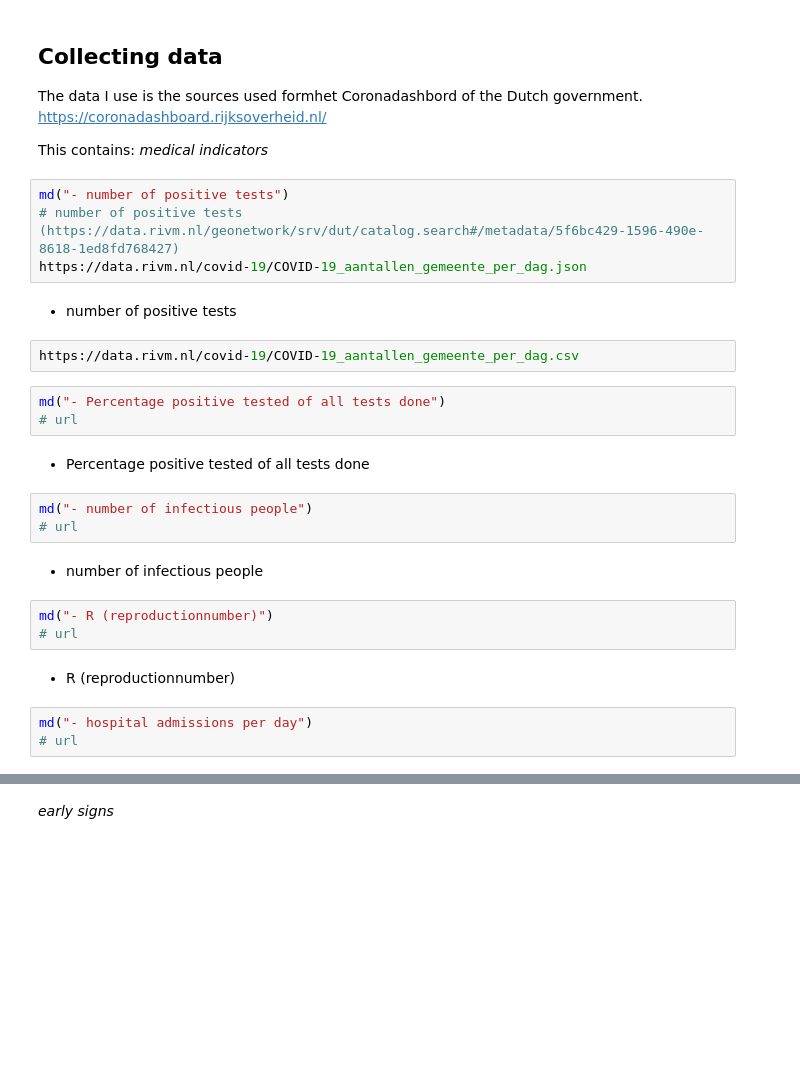
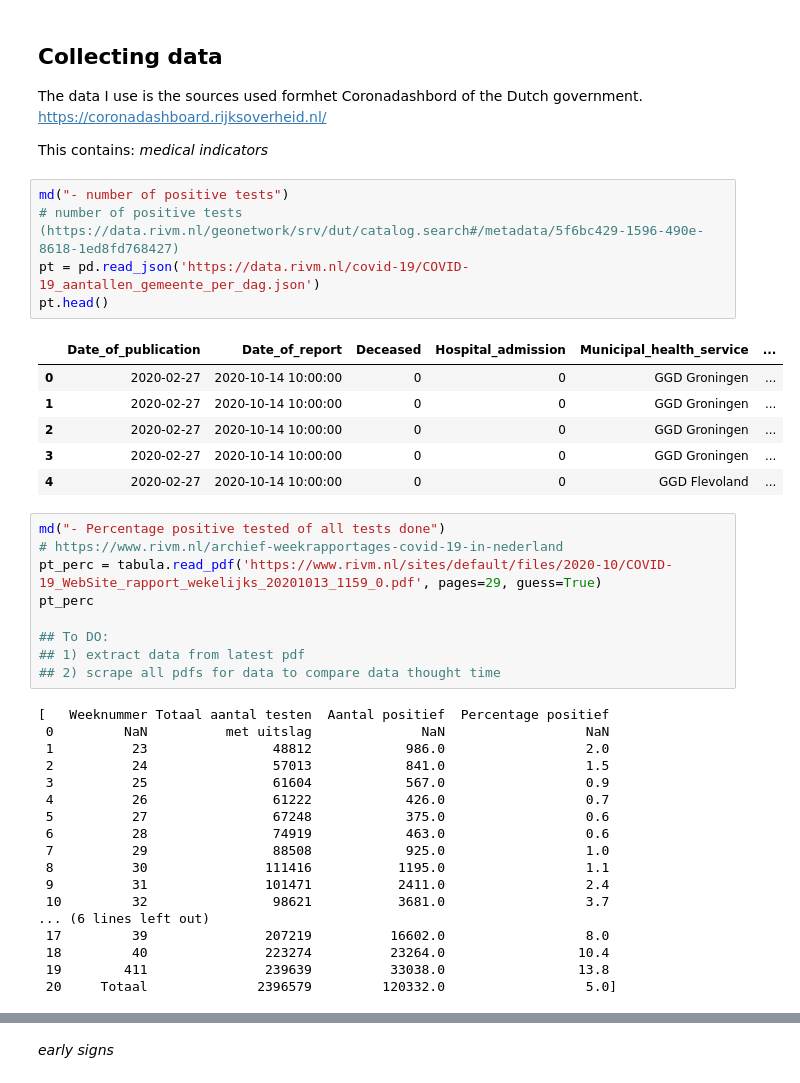
Before and after one commit to cjvanzwol/notebooks, a Jupyter notebook: Covid.ipynb, the cells around one changed output, grey strips where cells are left out. Drawn from its saved outputs; the diff is of its cells as text; blank space fills up the shorter version.

```diff
--- a/Covid.ipynb
+++ b/Covid.ipynb
@@ -33,26 +32,39 @@ This contains:
 # %%
 md("- number of positive tests")
 # number of positive tests (https://data.rivm.nl/geonetwork/srv/dut/catalog.search#/metadata/5f6bc429-1596-490e-8618-1ed8fd768427)
-https://data.rivm.nl/covid-19/COVID-19_aantallen_gemeente_per_dag.json
+pt = pd.read_json('https://data.rivm.nl/covid-19/COVID-19_aantallen_gemeente_per_dag.json')
+pt.head()
 # %% [output]
-- number of positive tests
+|  | Date_of_publication | Date_of_report | Deceased | Hospital_admission | Municipal_health_service | ... |
+| 0 | 2020-02-27 | 2020-10-14 10:00:00 | 0 | 0 | GGD Groningen | ... |
+| 1 | 2020-02-27 | 2020-10-14 10:00:00 | 0 | 0 | GGD Groningen | ... |
+| 2 | 2020-02-27 | 2020-10-14 10:00:00 | 0 | 0 | GGD Groningen | ... |
+| 3 | 2020-02-27 | 2020-10-14 10:00:00 | 0 | 0 | GGD Groningen | ... |
+| 4 | 2020-02-27 | 2020-10-14 10:00:00 | 0 | 0 | GGD Flevoland | ... |
-# %%
-https://data.rivm.nl/covid-19/COVID-19_aantallen_gemeente_per_dag.csv
-# %%
-md("- Percentage positive tested of all tests done")
-# url
-# %% [output]
-- Percentage positive tested of all tests done
-# %%
-md("- number of infectious people")
-# url
-# %% [output]
-- number of infectious people
-# %%
-md("- R (reproductionnumber)")
-# url
-# %% [output]
-- R (reproductionnumber)
-# %%
-md("- hospital admissions per day")
-# url
+# %%
+md("- Percentage positive tested of all tests done")
+# https://www.rivm.nl/archief-weekrapportages-covid-19-in-nederland
+pt_perc = tabula.read_pdf('https://www.rivm.nl/sites/default/files/2020-10/COVID-19_WebSite_rapport_wekelijks_20201013_1159_0.pdf', pages=29, guess=True)
+pt_perc
+
+## To DO:
+## 1) extract data from latest pdf
+## 2) scrape all pdfs for data to compare data thought time
+# %% [output]
+[   Weeknummer Totaal aantal testen  Aantal positief  Percentage positief
+ 0         NaN          met uitslag              NaN                  NaN
+ 1          23                48812            986.0                  2.0
+ 2          24                57013            841.0                  1.5
+ 3          25                61604            567.0                  0.9
+ 4          26                61222            426.0                  0.7
+ 5          27                67248            375.0                  0.6
+ 6          28                74919            463.0                  0.6
+ 7          29                88508            925.0                  1.0
+ 8          30               111416           1195.0                  1.1
+ 9          31               101471           2411.0                  2.4
+ 10         32                98621           3681.0                  3.7
+... (6 lines left out)
+ 17         39               207219          16602.0                  8.0
+ 18         40               223274          23264.0                 10.4
+ 19        411               239639          33038.0                 13.8
+ 20     Totaal              2396579         120332.0                  5.0]
```
Also changed, not shown: parts of 12 cells of this notebook, 1 other file.
